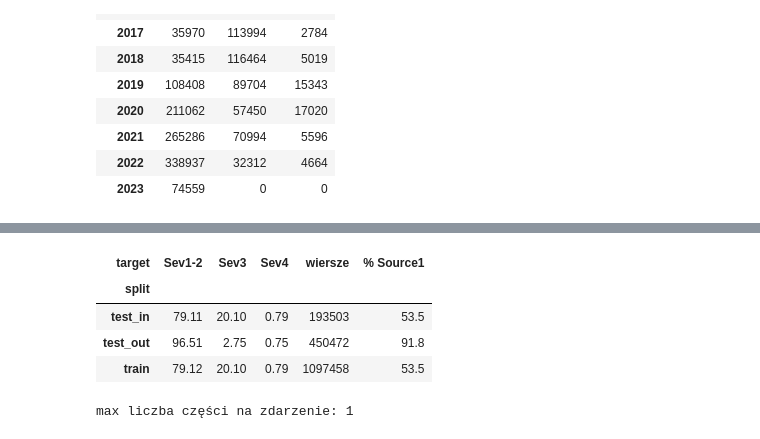
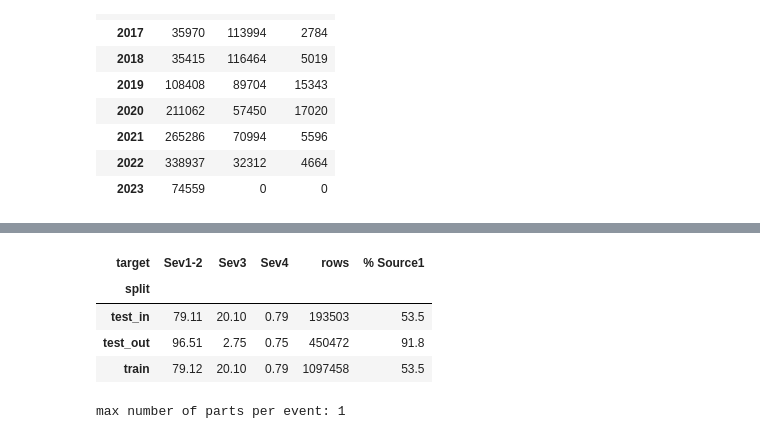
Before and after one commit to MiaByte-ctrl/california-accidents-ml, a Jupyter notebook: notebooks/01_data_and_split.ipynb, the cells around one changed output, grey strips where cells are left out. Cells and saved outputs as stored; diff of their text form; code cells hidden in the pictures.

```diff
--- a/notebooks/01_data_and_split.ipynb
+++ b/notebooks/01_data_and_split.ipynb
@@ -63,16 +65,16 @@ pd.crosstab(df['Year'], df['Source'])
 # %%
 summary = pd.crosstab(df['split'], df['target'], normalize='index').mul(100).round(2)
-summary['wiersze'] = df['split'].value_counts()
+summary['rows'] = df['split'].value_counts()
 summary['% Source1'] = (df['Source'] == 'Source1').groupby(df['split']).mean().mul(100).round(1)
 summary
 # %% [output]
-| target | Sev1-2 | Sev3 | Sev4 | wiersze | % Source1 |
+| target | Sev1-2 | Sev3 | Sev4 | rows | % Source1 |
 | split |  |  |  |  |  |
 | test_in | 79.11 | 20.10 | 0.79 | 193503 | 53.5 |
 | test_out | 96.51 | 2.75 | 0.75 | 450472 | 91.8 |
 | train | 79.12 | 20.10 | 0.79 | 1097458 | 53.5 |
-# %%
-# Kontrola: żadne zdarzenie (duplikaty tego samego wypadku) nie jest w dwóch częściach
-print('max liczba części na zdarzenie:', df.groupby('event_id')['split'].nunique().max())
-# %% [output]
-max liczba części na zdarzenie: 1
+# %%
+# Check: no event (duplicate records of the same accident) appears in two parts of the split
+print('max number of parts per event:', df.groupby('event_id')['split'].nunique().max())
+# %% [output]
+max number of parts per event: 1
```
Also changed, not shown: parts of 7 cells of this notebook, 4 other files.
